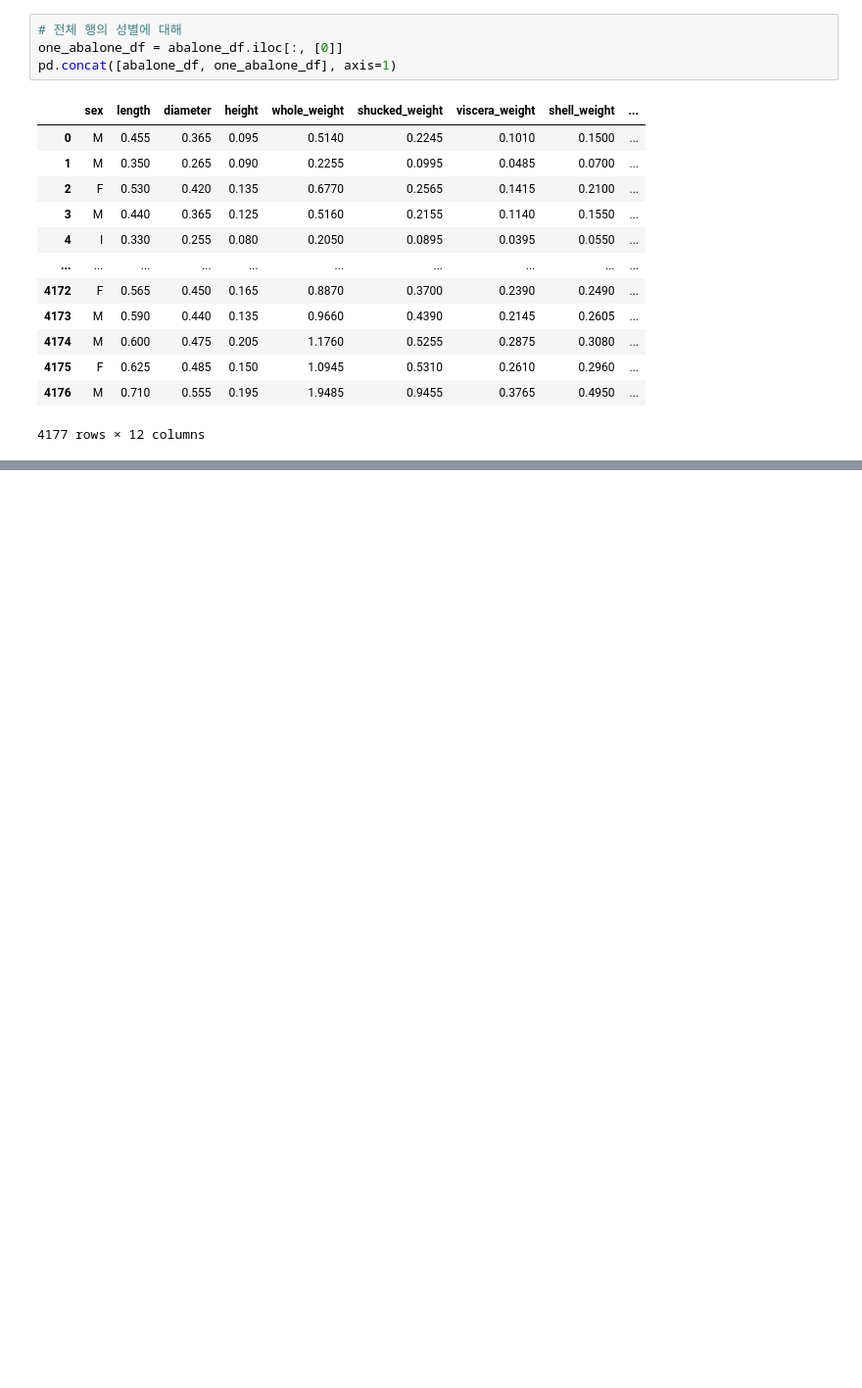
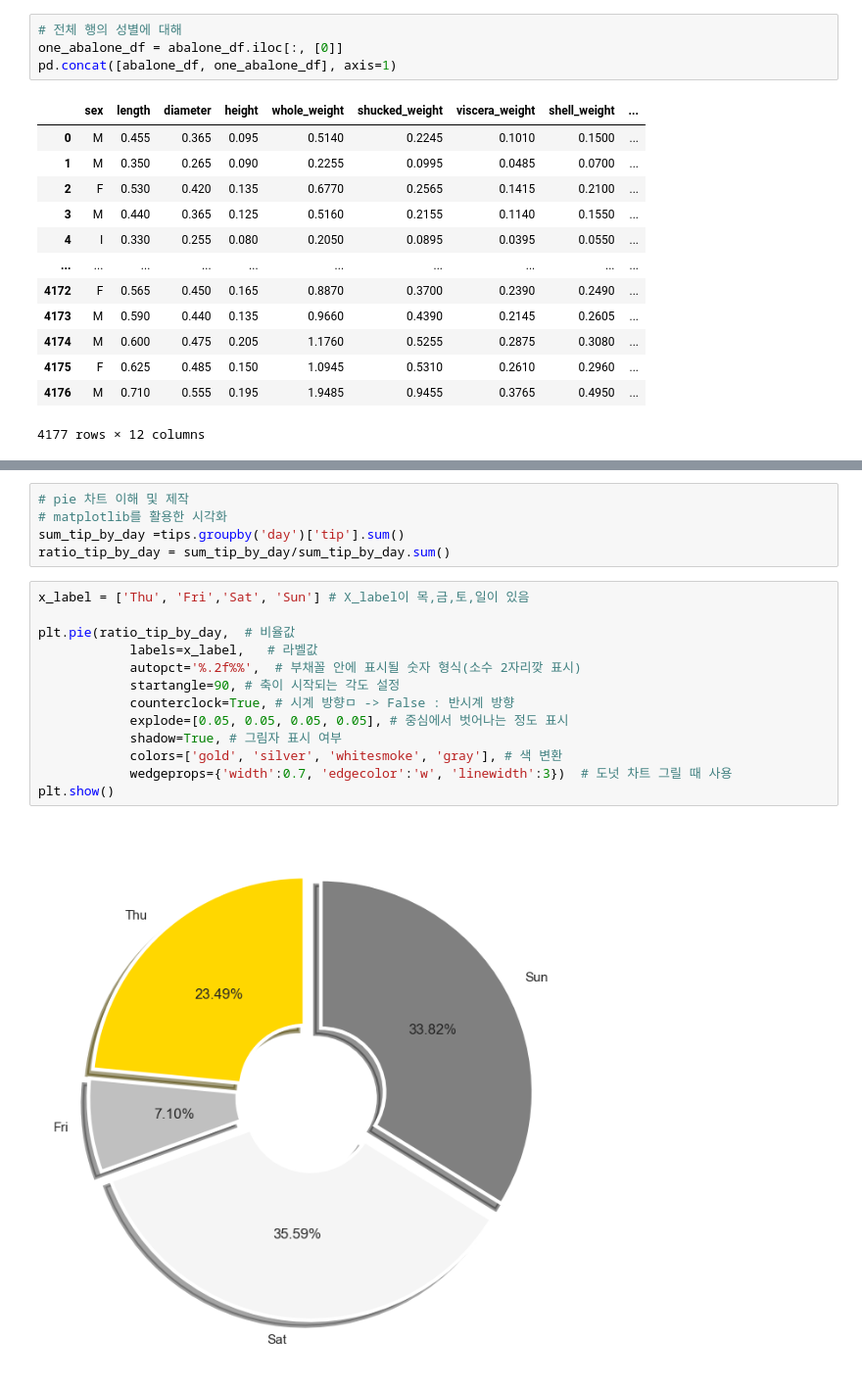
Before and after one commit to woojin0906/Python_Mechine_leaning_pr, a Jupyter notebook: pandas_Practice1.ipynb, the cells around one changed output, grey strips where cells are left out. Shown at 98% size. Saved outputs shown, nothing was run; the diff lists cells and outputs as text; blank space fills up the shorter version.

```diff
--- a/pandas_Practice1.ipynb
+++ b/pandas_Practice1.ipynb
@@ -739,0 +847,20 @@ pd.concat([abalone_df, one_abalone_df], axis=1)
+# %%
+# pie 차트 이해 및 제작
+# matplotlib를 활용한 시각화
+sum_tip_by_day =tips.groupby('day')['tip'].sum()
+ratio_tip_by_day = sum_tip_by_day/sum_tip_by_day.sum()
+# %%
+x_label = ['Thu', 'Fri','Sat', 'Sun'] # X_label이 목,금,토,일이 있음
+
+plt.pie(ratio_tip_by_day,  # 비율값
+            labels=x_label,   # 라벨값
+            autopct='%.2f%%',  # 부채꼴 안에 표시될 숫자 형식(소수 2자리깢 표시)
+            startangle=90, # 축이 시작되는 각도 설정
+            counterclock=True, # 시계 방향ㅁ -> False : 반시계 방향
+            explode=[0.05, 0.05, 0.05, 0.05], # 중심에서 벗어나는 정도 표시
+            shadow=True, # 그림자 표시 여부
+            colors=['gold', 'silver', 'whitesmoke', 'gray'], # 색 변환
+            wedgeprops={'width':0.7, 'edgecolor':'w', 'linewidth':3})  # 도넛 차트 그릴 때 사용
+plt.show()
+# %% [output]
+[figure, added]
```
Also changed, not shown: parts of 20 cells of this notebook.
